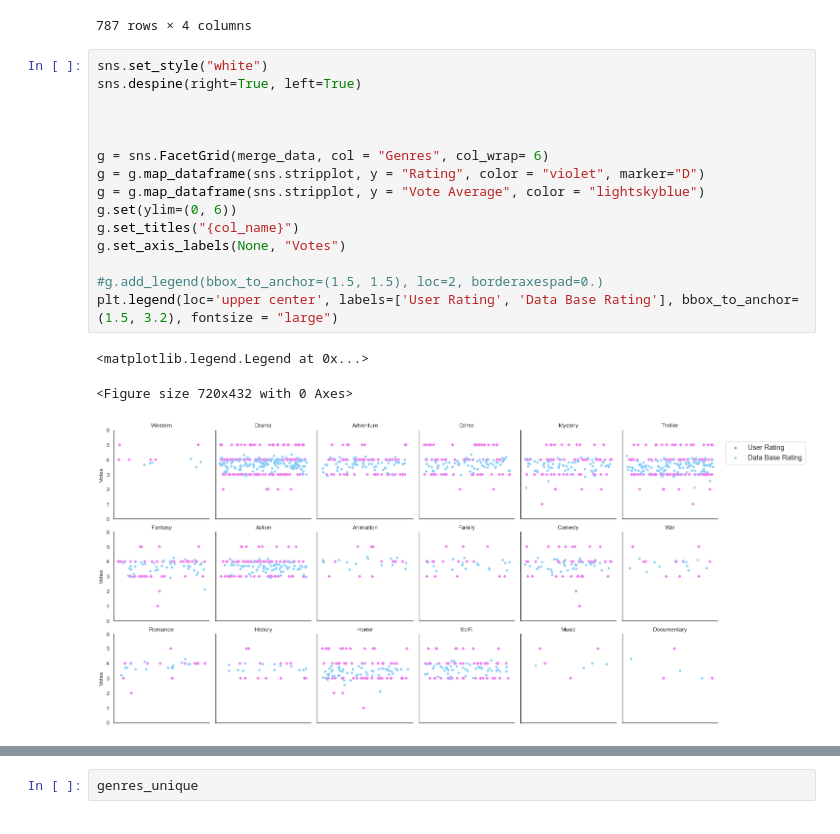
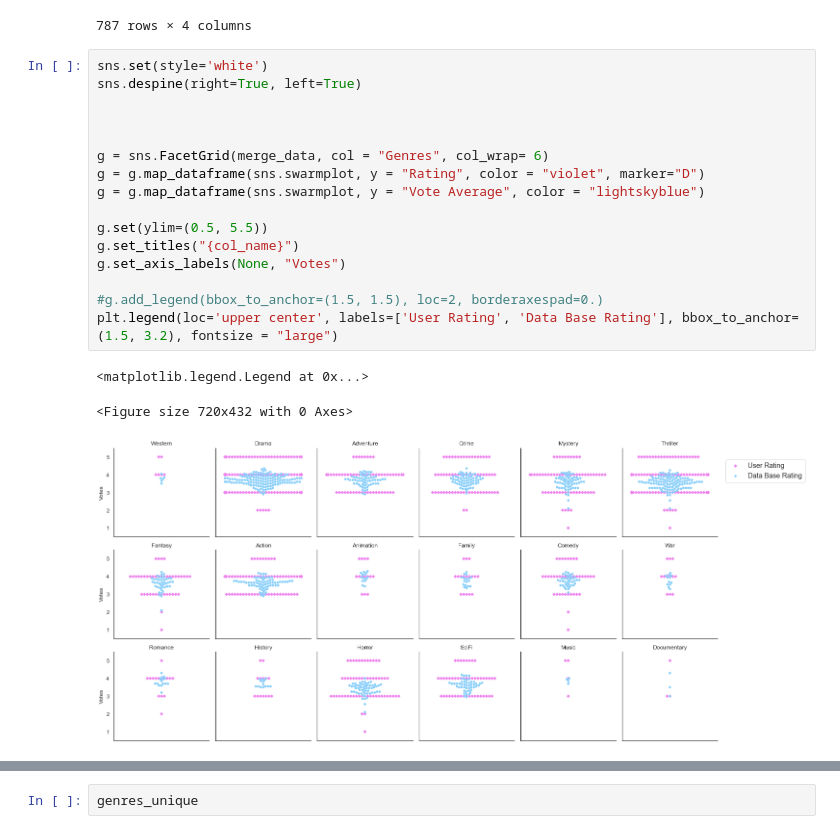
Before and after one commit to gabieller/MoviesDataBase, a Jupyter notebook: graph_analysis.ipynb, the cells around one changed output, grey strips where cells are left out. Saved outputs shown, nothing was run; the diff lists cells and outputs as text.

Commit message:
hist votes

```diff
--- a/graph_analysis.ipynb
+++ b/graph_analysis.ipynb
@@ -196,21 +196,22 @@ merge_data
 | 786 | 530385 | Mystery | 4 | 3.55 |
 787 rows × 4 columns
 # %%
-sns.set_style("white")
+sns.set(style='white')
 sns.despine(right=True, left=True)
 
 
 
 g = sns.FacetGrid(merge_data, col = "Genres", col_wrap= 6)
-g = g.map_dataframe(sns.stripplot, y = "Rating", color = "violet", marker="D")
-g = g.map_dataframe(sns.stripplot, y = "Vote Average", color = "lightskyblue")
-g.set(ylim=(0, 6))
+g = g.map_dataframe(sns.swarmplot, y = "Rating", color = "violet", marker="D")
+g = g.map_dataframe(sns.swarmplot, y = "Vote Average", color = "lightskyblue")
+
+g.set(ylim=(0.5, 5.5))
 g.set_titles("{col_name}")
 g.set_axis_labels(None, "Votes")
 
 #g.add_legend(bbox_to_anchor=(1.5, 1.5), loc=2, borderaxespad=0.)
 plt.legend(loc='upper center', labels=['User Rating', 'Data Base Rating'], bbox_to_anchor=(1.5, 3.2), fontsize = "large")
 # %% [output]
 <matplotlib.legend.Legend at 0x...>
 <Figure size 720x432 with 0 Axes>
-[figure, old version]
+[figure, new version]
```
Also changed, not shown: parts of 3 cells of this notebook, 1 other file.
